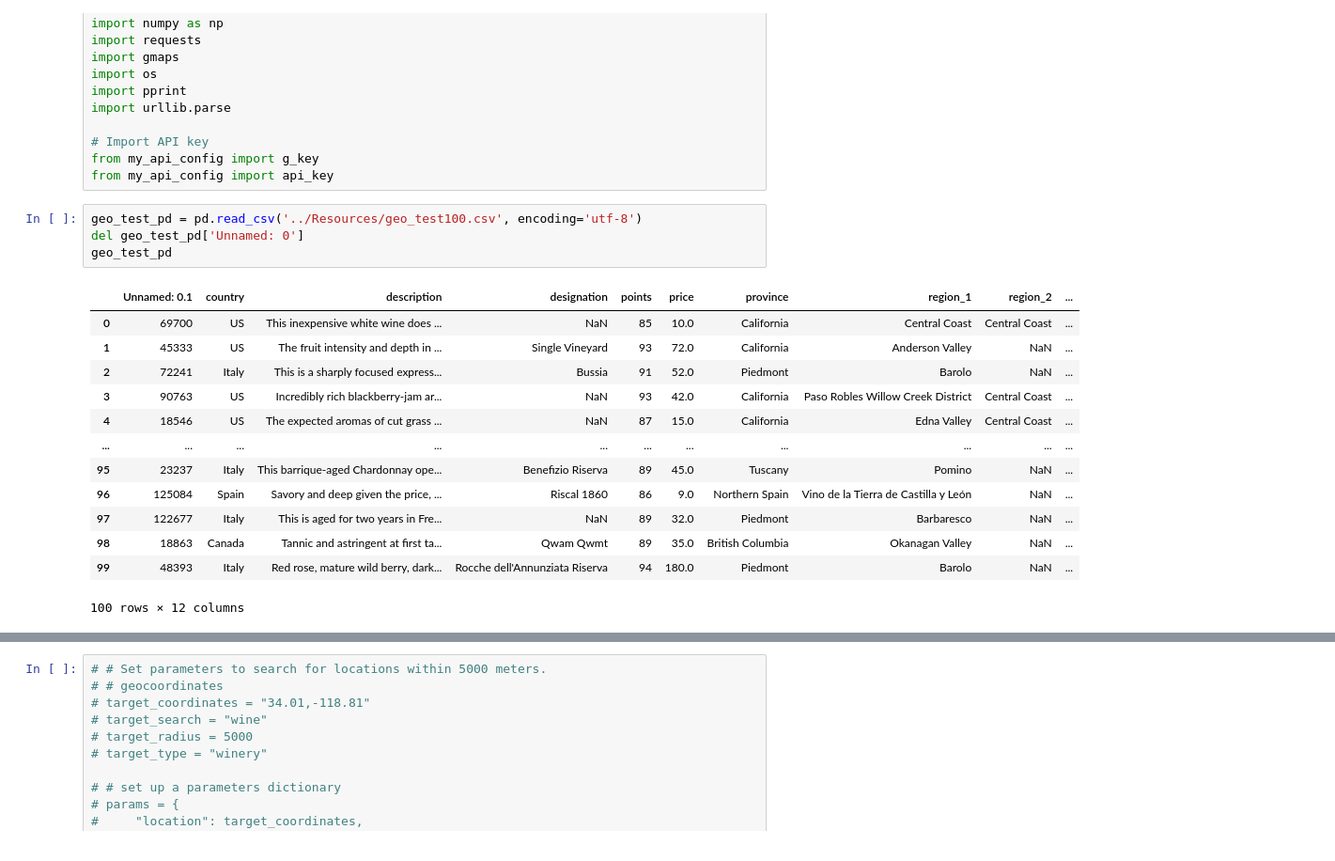
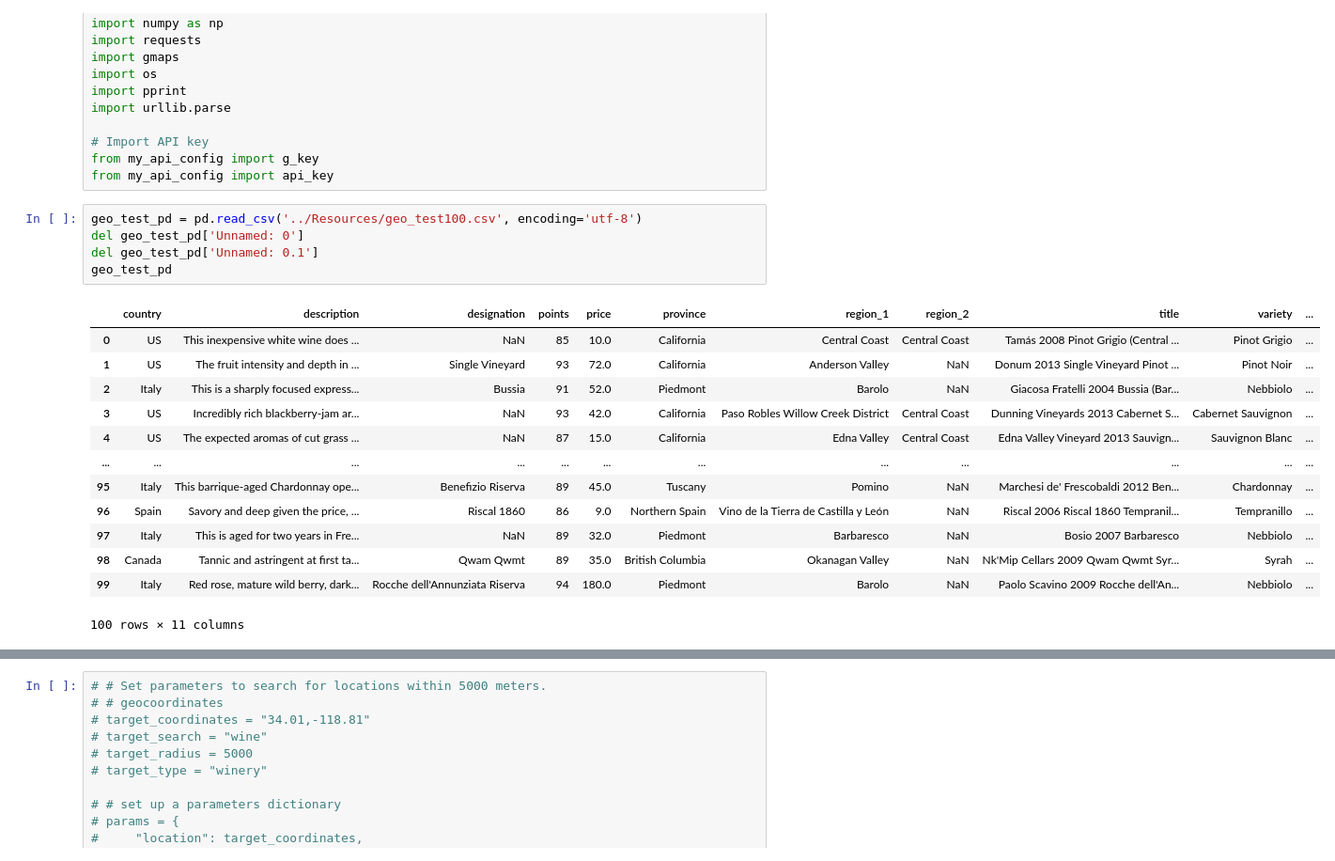
Before and after one commit to j1candel/Wine-Analysis-, a Jupyter notebook: Rawaf/region_map.ipynb, the cells around one changed output, grey strips where cells are left out. Shown at 94% size. Saved outputs shown, nothing was run; the diff lists cells and outputs as text.

```diff
--- a/Rawaf/region_map.ipynb
+++ b/Rawaf/region_map.ipynb
@@ -15,20 +15,21 @@ from my_api_config import api_key
 # %%
 geo_test_pd = pd.read_csv('../Resources/geo_test100.csv', encoding='utf-8')
 del geo_test_pd['Unnamed: 0']
+del geo_test_pd['Unnamed: 0.1']
 geo_test_pd
 # %% [output]
-|  | Unnamed: 0.1 | country | description | designation | points | price | province | region_1 | region_2 | ... |
-| 0 | 69700 | US | This inexpensive white wine does ... | NaN | 85 | 10.0 | California | Central Coast | Central Coast | ... |
-| 1 | 45333 | US | The fruit intensity and depth in ... | Single Vineyard | 93 | 72.0 | California | Anderson Valley | NaN | ... |
-| 2 | 72241 | Italy | This is a sharply focused express... | Bussia | 91 | 52.0 | Piedmont | Barolo | NaN | ... |
-| 3 | 90763 | US | Incredibly rich blackberry-jam ar... | NaN | 93 | 42.0 | California | Paso Robles Willow Creek District | Central Coast | ... |
-| 4 | 18546 | US | The expected aromas of cut grass ... | NaN | 87 | 15.0 | California | Edna Valley | Central Coast | ... |
-| ... | ... | ... | ... | ... | ... | ... | ... | ... | ... | ... |
-| 95 | 23237 | Italy | This barrique-aged Chardonnay ope... | Benefizio Riserva | 89 | 45.0 | Tuscany | Pomino | NaN | ... |
-| 96 | 125084 | Spain | Savory and deep given the price, ... | Riscal 1860 | 86 | 9.0 | Northern Spain | Vino de la Tierra de Castilla y León | NaN | ... |
-| 97 | 122677 | Italy | This is aged for two years in Fre... | NaN | 89 | 32.0 | Piedmont | Barbaresco | NaN | ... |
-| 98 | 18863 | Canada | Tannic and astringent at first ta... | Qwam Qwmt | 89 | 35.0 | British Columbia | Okanagan Valley | NaN | ... |
-| 99 | 48393 | Italy | Red rose, mature wild berry, dark... | Rocche dell'Annunziata Riserva | 94 | 180.0 | Piedmont | Barolo | NaN | ... |
+|  | country | description | designation | points | price | province | region_1 | region_2 | title | variety | ... |
+| 0 | US | This inexpensive white wine does ... | NaN | 85 | 10.0 | California | Central Coast | Central Coast | Tamás 2008 Pinot Grigio (Central ... | Pinot Grigio | ... |
+| 1 | US | The fruit intensity and depth in ... | Single Vineyard | 93 | 72.0 | California | Anderson Valley | NaN | Donum 2013 Single Vineyard Pinot ... | Pinot Noir | ... |
+| 2 | Italy | This is a sharply focused express... | Bussia | 91 | 52.0 | Piedmont | Barolo | NaN | Giacosa Fratelli 2004 Bussia (Bar... | Nebbiolo | ... |
+| 3 | US | Incredibly rich blackberry-jam ar... | NaN | 93 | 42.0 | California | Paso Robles Willow Creek District | Central Coast | Dunning Vineyards 2013 Cabernet S... | Cabernet Sauvignon | ... |
+| 4 | US | The expected aromas of cut grass ... | NaN | 87 | 15.0 | California | Edna Valley | Central Coast | Edna Valley Vineyard 2013 Sauvign... | Sauvignon Blanc | ... |
+| ... | ... | ... | ... | ... | ... | ... | ... | ... | ... | ... | ... |
+| 95 | Italy | This barrique-aged Chardonnay ope... | Benefizio Riserva | 89 | 45.0 | Tuscany | Pomino | NaN | Marchesi de' Frescobaldi 2012 Ben... | Chardonnay | ... |
+| 96 | Spain | Savory and deep given the price, ... | Riscal 1860 | 86 | 9.0 | Northern Spain | Vino de la Tierra de Castilla y León | NaN | Riscal 2006 Riscal 1860 Tempranil... | Tempranillo | ... |
+| 97 | Italy | This is aged for two years in Fre... | NaN | 89 | 32.0 | Piedmont | Barbaresco | NaN | Bosio 2007 Barbaresco | Nebbiolo | ... |
+| 98 | Canada | Tannic and astringent at first ta... | Qwam Qwmt | 89 | 35.0 | British Columbia | Okanagan Valley | NaN | Nk'Mip Cellars 2009 Qwam Qwmt Syr... | Syrah | ... |
+| 99 | Italy | Red rose, mature wild berry, dark... | Rocche dell'Annunziata Riserva | 94 | 180.0 | Piedmont | Barolo | NaN | Paolo Scavino 2009 Rocche dell'An... | Nebbiolo | ... |
-100 rows × 12 columns
+100 rows × 11 columns
 # %%
 geo_test_pd["winery"][0], geo_test_pd["province"][0],geo_test_pd["description"][0]
```
Also changed, not shown: parts of 29 cells of this notebook, 1 other file.
